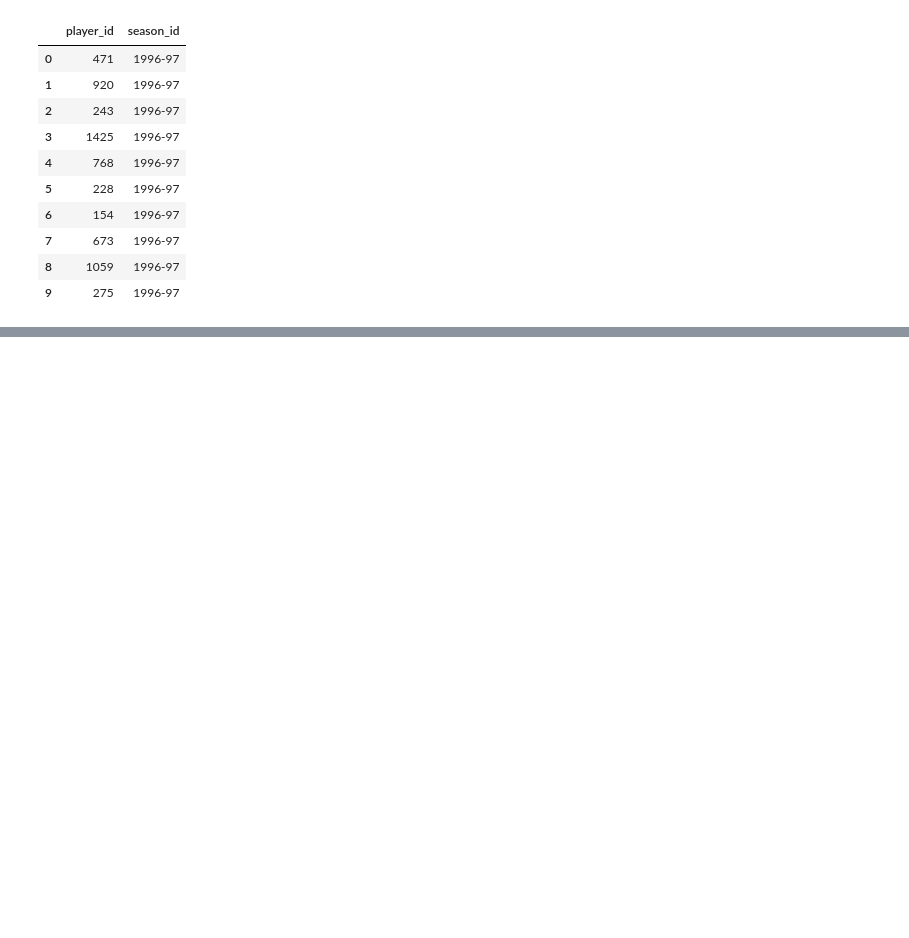
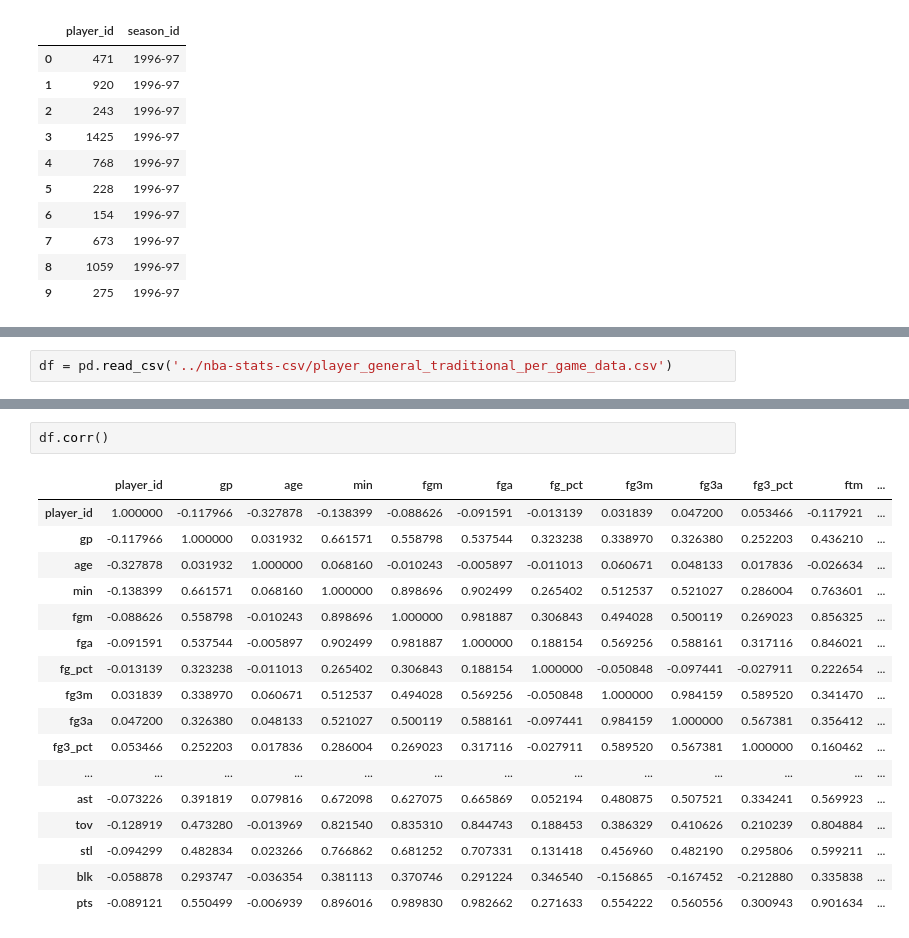
Before and after one commit to FrancisChung/udemy-nba-model-python, a Jupyter notebook: projection-model/Pandas.ipynb, the cells around one changed output, grey strips where cells are left out. Saved outputs shown, nothing was run; the diff lists cells and outputs as text; blank space fills up the shorter version.

```diff
--- a/projection-model/Pandas.ipynb
+++ b/projection-model/Pandas.ipynb
@@ -147,0 +152,2 @@ df.head(10)
+# %%
+df = pd.read_csv('../nba-stats-csv/player_general_traditional_per_game_data.csv')
@@ -147,0 +287,20 @@ df.head(10)
+# %%
+df.corr()
+# %% [output]
+|  | player_id | gp | age | min | fgm | fga | fg_pct | fg3m | fg3a | fg3_pct | ftm | ... |
+| player_id | 1.000000 | -0.117966 | -0.327878 | -0.138399 | -0.088626 | -0.091591 | -0.013139 | 0.031839 | 0.047200 | 0.053466 | -0.117921 | ... |
+| gp | -0.117966 | 1.000000 | 0.031932 | 0.661571 | 0.558798 | 0.537544 | 0.323238 | 0.338970 | 0.326380 | 0.252203 | 0.436210 | ... |
+| age | -0.327878 | 0.031932 | 1.000000 | 0.068160 | -0.010243 | -0.005897 | -0.011013 | 0.060671 | 0.048133 | 0.017836 | -0.026634 | ... |
+| min | -0.138399 | 0.661571 | 0.068160 | 1.000000 | 0.898696 | 0.902499 | 0.265402 | 0.512537 | 0.521027 | 0.286004 | 0.763601 | ... |
+| fgm | -0.088626 | 0.558798 | -0.010243 | 0.898696 | 1.000000 | 0.981887 | 0.306843 | 0.494028 | 0.500119 | 0.269023 | 0.856325 | ... |
+| fga | -0.091591 | 0.537544 | -0.005897 | 0.902499 | 0.981887 | 1.000000 | 0.188154 | 0.569256 | 0.588161 | 0.317116 | 0.846021 | ... |
+| fg_pct | -0.013139 | 0.323238 | -0.011013 | 0.265402 | 0.306843 | 0.188154 | 1.000000 | -0.050848 | -0.097441 | -0.027911 | 0.222654 | ... |
+| fg3m | 0.031839 | 0.338970 | 0.060671 | 0.512537 | 0.494028 | 0.569256 | -0.050848 | 1.000000 | 0.984159 | 0.589520 | 0.341470 | ... |
+| fg3a | 0.047200 | 0.326380 | 0.048133 | 0.521027 | 0.500119 | 0.588161 | -0.097441 | 0.984159 | 1.000000 | 0.567381 | 0.356412 | ... |
+| fg3_pct | 0.053466 | 0.252203 | 0.017836 | 0.286004 | 0.269023 | 0.317116 | -0.027911 | 0.589520 | 0.567381 | 1.000000 | 0.160462 | ... |
+| ... | ... | ... | ... | ... | ... | ... | ... | ... | ... | ... | ... | ... |
+| ast | -0.073226 | 0.391819 | 0.079816 | 0.672098 | 0.627075 | 0.665869 | 0.052194 | 0.480875 | 0.507521 | 0.334241 | 0.569923 | ... |
+| tov | -0.128919 | 0.473280 | -0.013969 | 0.821540 | 0.835310 | 0.844743 | 0.188453 | 0.386329 | 0.410626 | 0.210239 | 0.804884 | ... |
+| stl | -0.094299 | 0.482834 | 0.023266 | 0.766862 | 0.681252 | 0.707331 | 0.131418 | 0.456960 | 0.482190 | 0.295806 | 0.599211 | ... |
+| blk | -0.058878 | 0.293747 | -0.036354 | 0.381113 | 0.370746 | 0.291224 | 0.346540 | -0.156865 | -0.167452 | -0.212880 | 0.335838 | ... |
+| pts | -0.089121 | 0.550499 | -0.006939 | 0.896016 | 0.989830 | 0.982662 | 0.271633 | 0.554222 | 0.560556 | 0.300943 | 0.901634 | ... |
```
Also changed, not shown: parts of 17 cells of this notebook.
